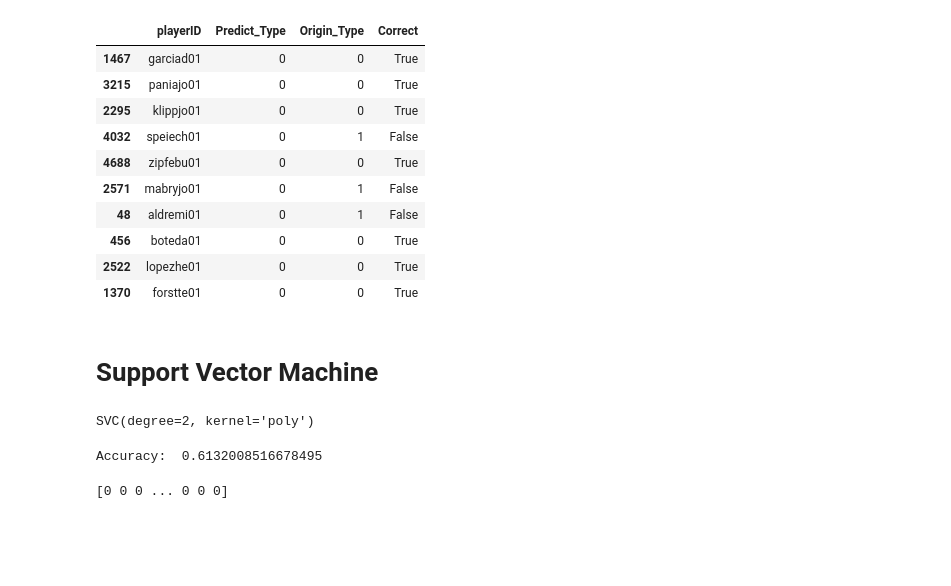
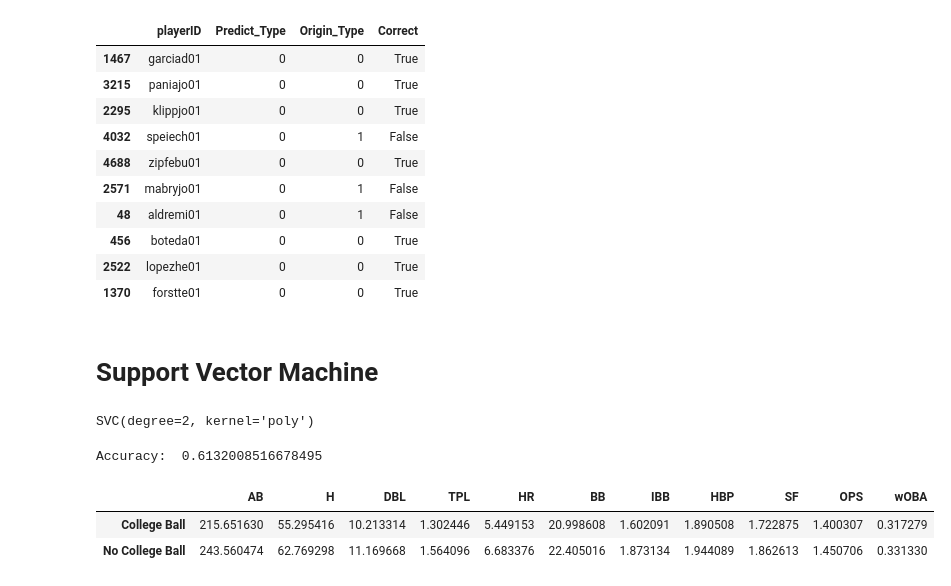
Before and after one commit to Chernide/BaseballPredictorCSCI-5502, a Jupyter notebook: college/CollegeAnalysis.ipynb, the cells around one changed output. Drawn from its saved outputs; the diff is of its cells as text; code cells hidden in the pictures; blank space fills up the shorter version.

```diff
--- a/college/CollegeAnalysis.ipynb
+++ b/college/CollegeAnalysis.ipynb
@@ -497,7 +526,17 @@ y_pred = clf.predict(X_test)
 print("Accuracy: ", metrics.accuracy_score(y_test, y_pred))
 # %% [output]
 Accuracy:  0.6132008516678495
-# %%
-print(y_pred)
-# %% [output]
-[0 0 0 ... 0 0 0]
+# %%
+stats_college = p.DataFrame.from_dict(college)
+sc = stats_college.mean(axis = 0)
+stats_no_college = p.DataFrame.from_dict(no_college)
+snc = stats_no_college.mean(axis = 0)
+stats = p.DataFrame(columns = ["AB", "H", "DBL", "TPL", "HR", "BB", "IBB", "HBP", "SF", "OPS", "wOBA"])
+stats = stats.append(sc, ignore_index=True) #ZERO INDEX IS COLLEGE
+stats = stats.append(snc, ignore_index=True) #ONE INDEX IS NO COLLEGE
+stats.index = ["College Ball", "No College Ball"]
+stats.head()
+# %% [output]
+|  | AB | H | DBL | TPL | HR | BB | IBB | HBP | SF | OPS | wOBA |
+| College Ball | 215.651630 | 55.295416 | 10.213314 | 1.302446 | 5.449153 | 20.998608 | 1.602091 | 1.890508 | 1.722875 | 1.400307 | 0.317279 |
+| No College Ball | 243.560474 | 62.769298 | 11.169668 | 1.564096 | 6.683376 | 22.405016 | 1.873134 | 1.944089 | 1.862613 | 1.450706 | 0.331330 |
```
Also changed, not shown: parts of 5 cells of this notebook, 5 other files.
